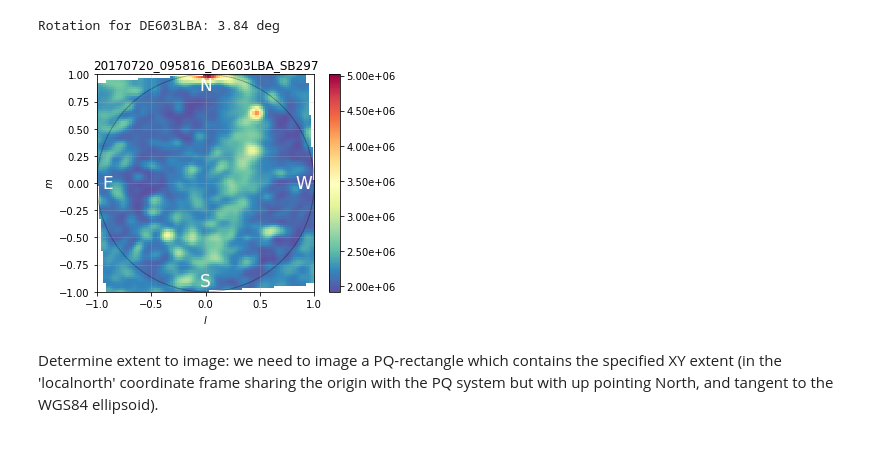
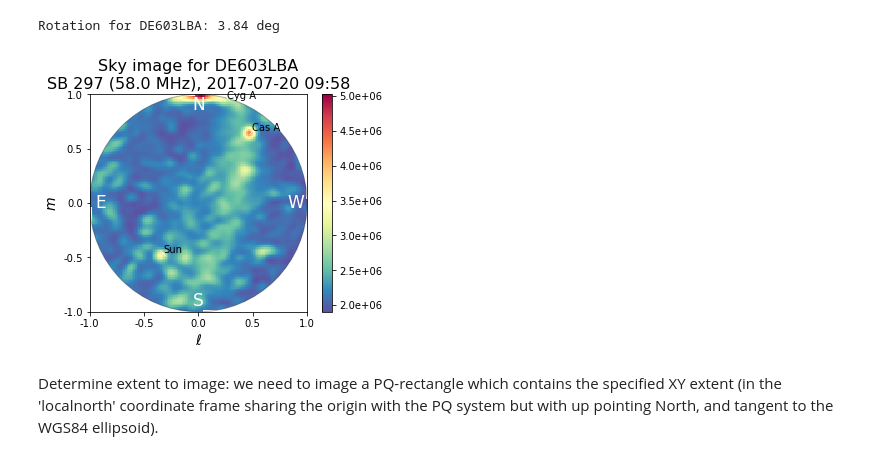
Before and after one commit to lofar-astron/lofarimaging, a Jupyter notebook: LOFAR LBA imaging tutorial v4.ipynb, the cells around one changed output. Saved outputs shown, nothing was run; the diff lists cells and outputs as text; code cells hidden in the pictures.

```diff
--- a/LOFAR LBA imaging tutorial v4.ipynb
+++ b/LOFAR LBA imaging tutorial v4.ipynb
@@ -129,4 +134,4 @@ Ground image extent: 300 x 300 m
 Ground height: 1.5 m
 # %%
 # Read cube
-cube = read_acm_cube(cubefile, stype)
+cube = read_acm_cube(xst_filename, station_type)
@@ -137,2 +138,5 @@ find_caltable(station, rcu_mode = atype, config_dir=config_dir)
+# %%
+caltable_filename = find_caltable(station_name, rcu_mode=array_type,
+                                  config_dir=caltable_dir)
 # %%
 # Apply calibration
@@ -215,3 +206,5 @@ station_pqr = station_pqr.astype('float32')
+# %%
+station_pqr = get_station_pqr(station_name, station_type, array_type, db)
 # %%
 # For every antenna, calculate the distance between it and every other antenna
 baselines = station_pqr[:, np.newaxis, :] - station_pqr[np.newaxis, :, :]
@@ -224,8 +217,8 @@ plt.scatter(baselines[:,:,0], baselines[:,:,1], facecolor='k', edgecolor='k', s=
 [figure]
 # %%
 # Account for the rotation
-rotation = np.rad2deg(db.rotation_from_north(station))
-print ('Rotation for %s: %.2f deg' % (station,rotation))
+rotation = np.rad2deg(db.rotation_from_north(station_name))
+print ('Rotation for %s: %.2f deg' % (station_name, rotation))
 # %% [output]
 Rotation for DE603LBA: 3.84 deg
 # %%
@@ -239,31 +257,42 @@ img = ndimage.interpolation.rotate(img, -rotation, reshape=False, mode='constant
 # %%
 # Plot the resulting sky image
 fig, ax = plt.subplots(1)
-cimg = ax.imshow(img, origin='lower', cmap=cm.Spectral_r, extent=(-1,1,-1,1))
+
+circle1 = Circle((0, 0), 1.0, edgecolor='k', fill=False, facecolor='none', alpha=0.3)
+ax.add_artist(circle1)
+
+cimg = ax.imshow(img, origin='lower', cmap=cm.Spectral_r, extent=(-1, 1, -1, 1),
+                 clip_path=circle1, clip_on=True)
 divider = make_axes_locatable(ax)
 cax = divider.append_axes("right", size="5%", pad=0.2, axes_class=maxes.Axes)
-fig.colorbar(cimg, cax=cax, orientation="vertical", format="%.2e")
+fig.colorbar(cimg, cax=cax, orientation="vertical", format="%.1e")
 
-circle1 = Circle((0,0), 1.0, edgecolor='k', fill=False, alpha=0.3)
-ax.add_artist(circle1)
+ax.set_xticks(np.arange(-1, 1.1, 0.5))
+ax.xaxis.set_major_formatter(FormatStrFormatter('%.1f'))
+ax.set_yticks(np.arange(-1, 1.1, 0.5))
+ax.yaxis.set_major_formatter(FormatStrFormatter('%.1f'))
+
+for body, lmn in marked_bodies_lmn.items():
+    ax.plot([-lmn[0]], [lmn[1]], marker='x', color='white', mew=0.5)
 
 # Labels
-ax.set_xlabel('$l$')
-ax.set_ylabel('$m$')
-#ax.set_title('\_'.join(fname.split('_'))) # Only for fancy fonts
-ax.set_title(fname)
+ax.set_xlabel('$ℓ$', fontsize=14)
+ax.set_ylabel('$m$', fontsize=14)
+
+for body_name, lmn in marked_bodies_lmn.items():
+    ax.annotate(body_name, (-lmn[0], lmn[1]))
+
+ax.set_title(f"Sky image for {station_name}\nSB {subband} ({freq / 1e6:.1f} MHz), {str(obstime)[:16]}", fontsize=16)
 
 # Plot the compass directions
 ax.text(0.9, 0, 'W', horizontalalignment='center', verticalalignment='center', color='w', fontsize=17)
 ax.text(-0.9, 0, 'E', horizontalalignment='center', verticalalignment='center', color='w', fontsize=17)
 ax.text(0, 0.9, 'N', horizontalalignment='center', verticalalignment='center', color='w', fontsize=17)
 ax.text(0, -0.9, 'S', horizontalalignment='center', verticalalignment='center', color='w', fontsize=17)
 
-ax.grid(True, alpha=0.3)
-
 plt.savefig(f'results/{fname}_sky_calibrated.png', bbox_inches='tight', dpi=200)
 # %% [output]
-[figure, old version]
+[figure, new version]
 # %% [markdown]
 Determine extent to image: we need to image a PQ-rectangle which contains the specified XY extent (in the 'localnorth' coordinate frame sharing the origin with the PQ system but with up pointing North, and tangent to the WGS84 ellipsoid).
 # %%
```
Also changed, not shown: parts of 22 cells of this notebook, 1 other file.
